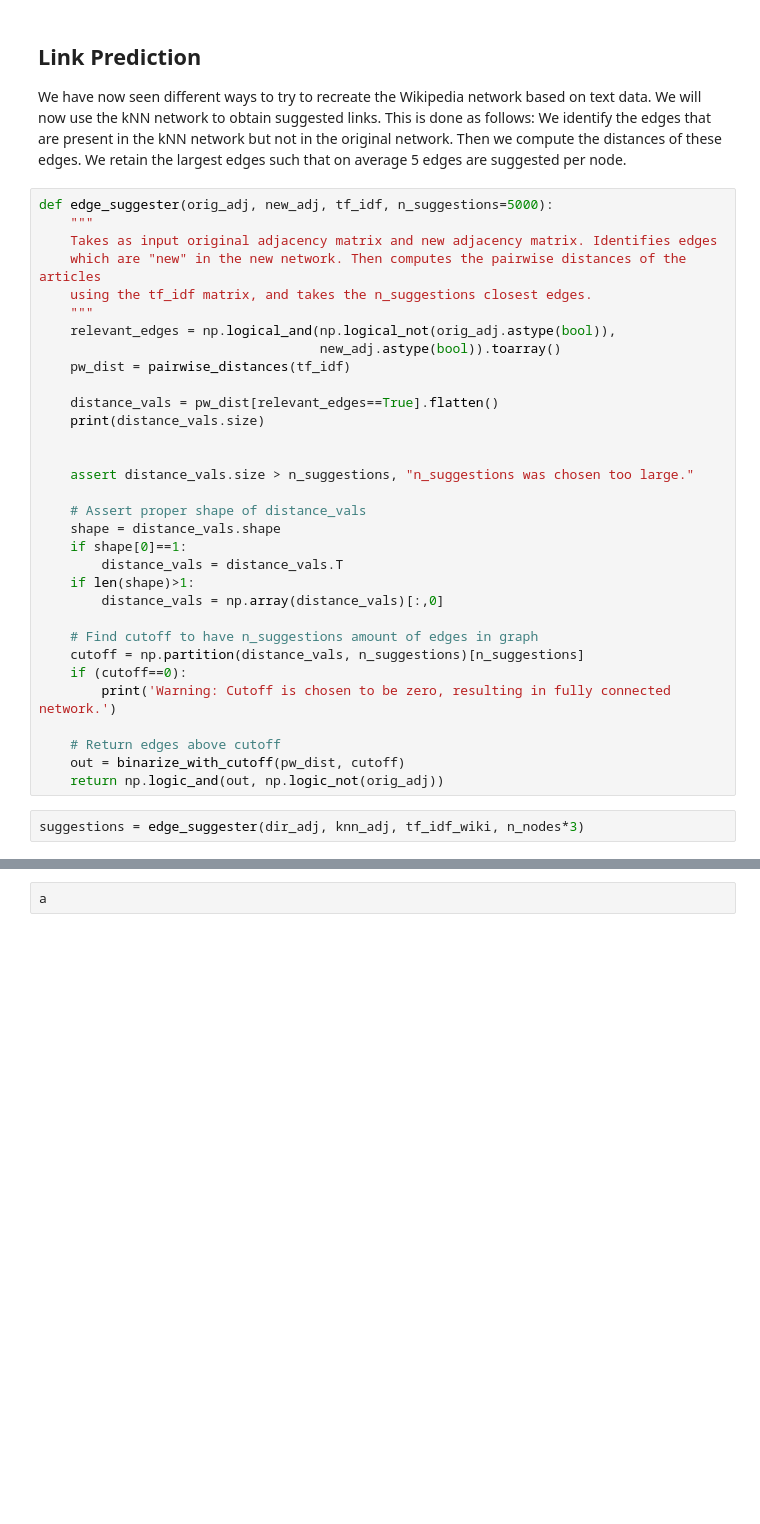
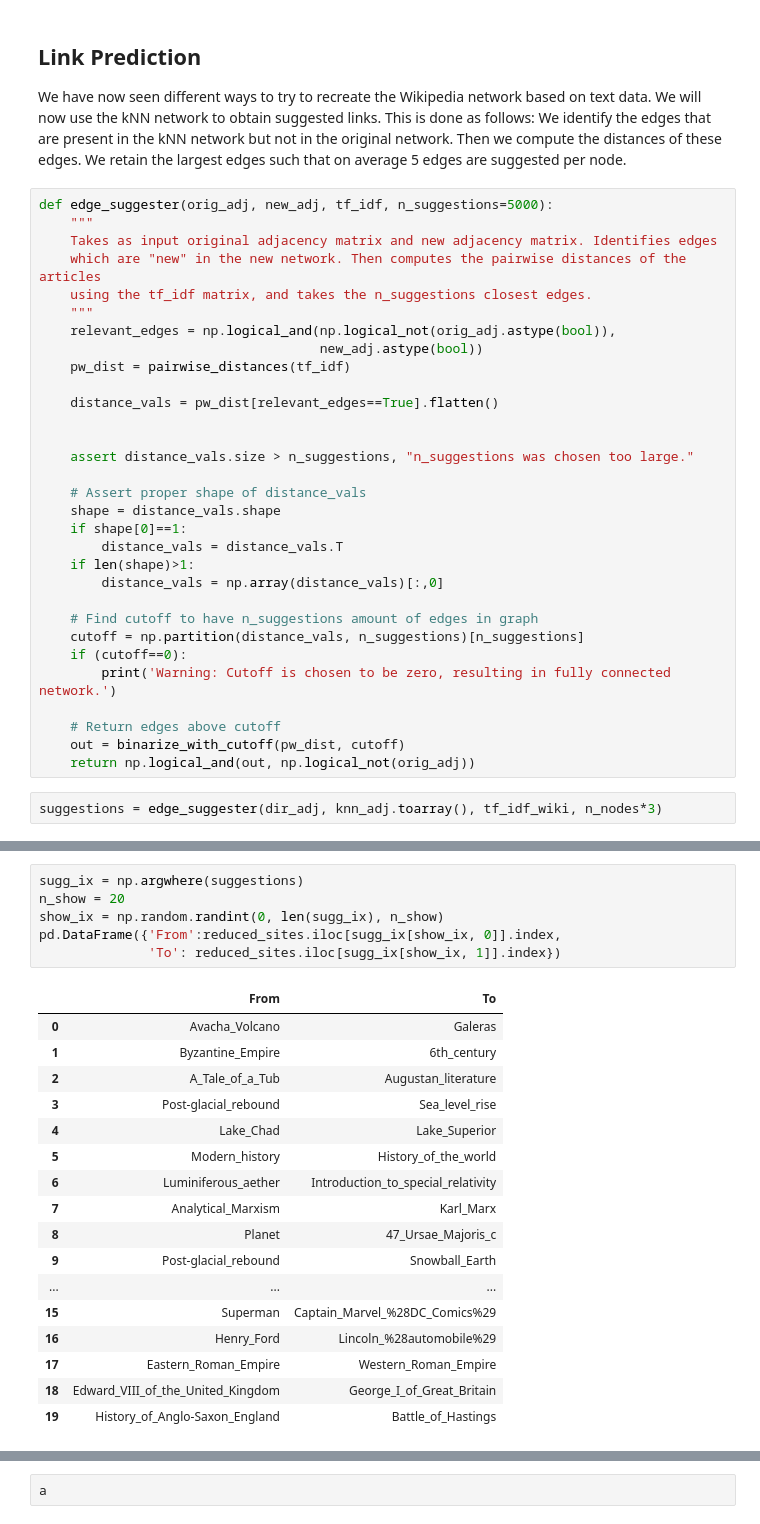
Before and after one commit to mattminder/ntds_24, a Jupyter notebook: Project/project.ipynb, the cells around one changed output, grey strips where cells are left out. Drawn from its saved outputs; the diff is of its cells as text; blank space fills up the shorter version.

Commit message:
Completed link suggestion

```diff
--- a/Project/project.ipynb
+++ b/Project/project.ipynb
@@ -672,11 +672,10 @@ def edge_suggester(orig_adj, new_adj, tf_idf, n_suggestions=5000):
     using the tf_idf matrix, and takes the n_suggestions closest edges.
     """
     relevant_edges = np.logical_and(np.logical_not(orig_adj.astype(bool)),
-                                    new_adj.astype(bool)).toarray()
+                                    new_adj.astype(bool))
     pw_dist = pairwise_distances(tf_idf)
 
     distance_vals = pw_dist[relevant_edges==True].flatten()
-    print(distance_vals.size)
 
 
     assert distance_vals.size > n_suggestions, "n_suggestions was chosen too large."
@@ -695,6 +694,6 @@ def edge_suggester(orig_adj, new_adj, tf_idf, n_suggestions=5000):
 
     # Return edges above cutoff
     out = binarize_with_cutoff(pw_dist, cutoff)
-    return np.logic_and(out, np.logic_not(orig_adj))
+    return np.logical_and(out, np.logical_not(orig_adj))
 # %%
-suggestions = edge_suggester(dir_adj, knn_adj, tf_idf_wiki, n_nodes*3)
+suggestions = edge_suggester(dir_adj, knn_adj.toarray(), tf_idf_wiki, n_nodes*3)
@@ -706,0 +706,24 @@ relevant_edges.sum()
+# %%
+sugg_ix = np.argwhere(suggestions)
+n_show = 20
+show_ix = np.random.randint(0, len(sugg_ix), n_show)
+pd.DataFrame({'From':reduced_sites.iloc[sugg_ix[show_ix, 0]].index,
+              'To': reduced_sites.iloc[sugg_ix[show_ix, 1]].index})
+# %% [output]
+|  | From | To |
+| 0 | Avacha_Volcano | Galeras |
+| 1 | Byzantine_Empire | 6th_century |
+| 2 | A_Tale_of_a_Tub | Augustan_literature |
+| 3 | Post-glacial_rebound | Sea_level_rise |
+| 4 | Lake_Chad | Lake_Superior |
+| 5 | Modern_history | History_of_the_world |
+| 6 | Luminiferous_aether | Introduction_to_special_relativity |
+| 7 | Analytical_Marxism | Karl_Marx |
+| 8 | Planet | 47_Ursae_Majoris_c |
+| 9 | Post-glacial_rebound | Snowball_Earth |
+| ... | ... | ... |
+| 15 | Superman | Captain_Marvel_%28DC_Comics%29 |
+| 16 | Henry_Ford | Lincoln_%28automobile%29 |
+| 17 | Eastern_Roman_Empire | Western_Roman_Empire |
+| 18 | Edward_VIII_of_the_United_Kingdom | George_I_of_Great_Britain |
+| 19 | History_of_Anglo-Saxon_England | Battle_of_Hastings |
```
Also changed, not shown: parts of 5 cells of this notebook.
